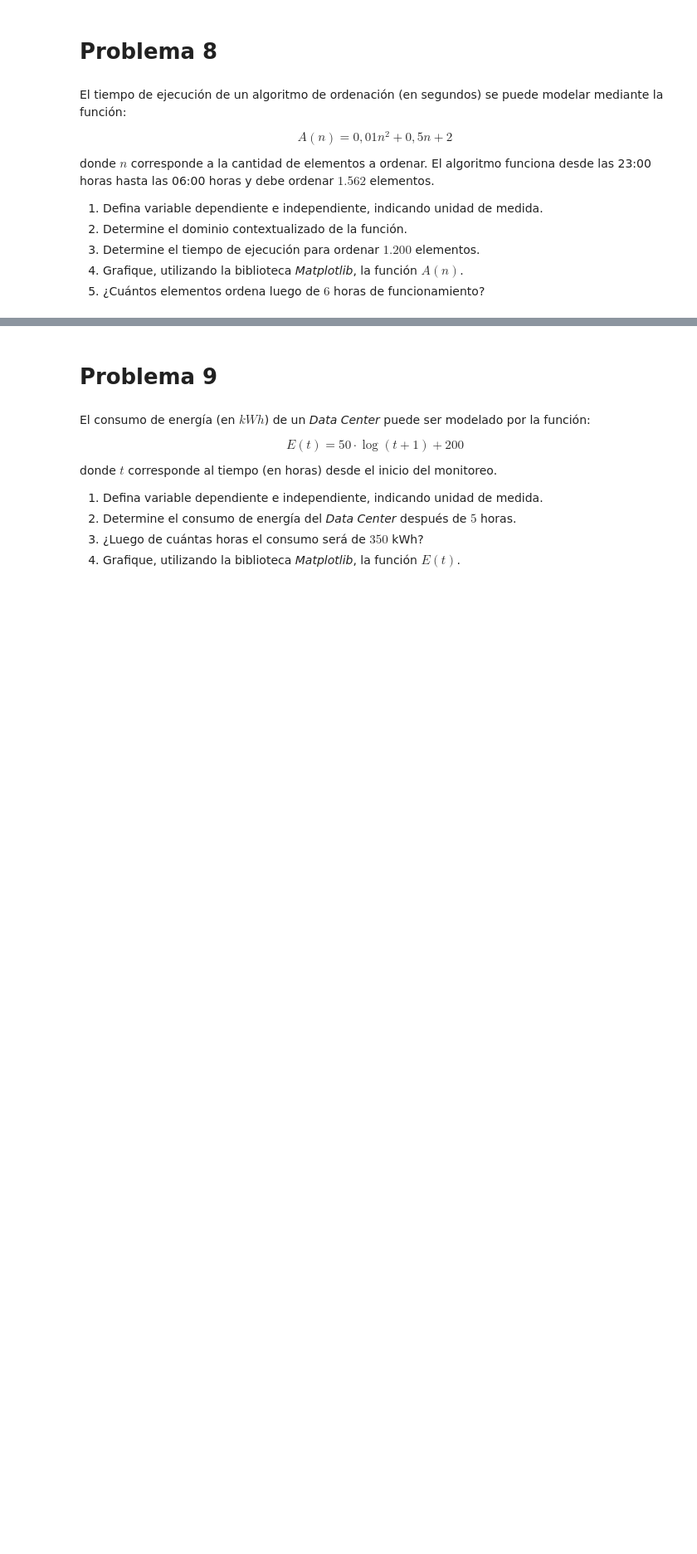
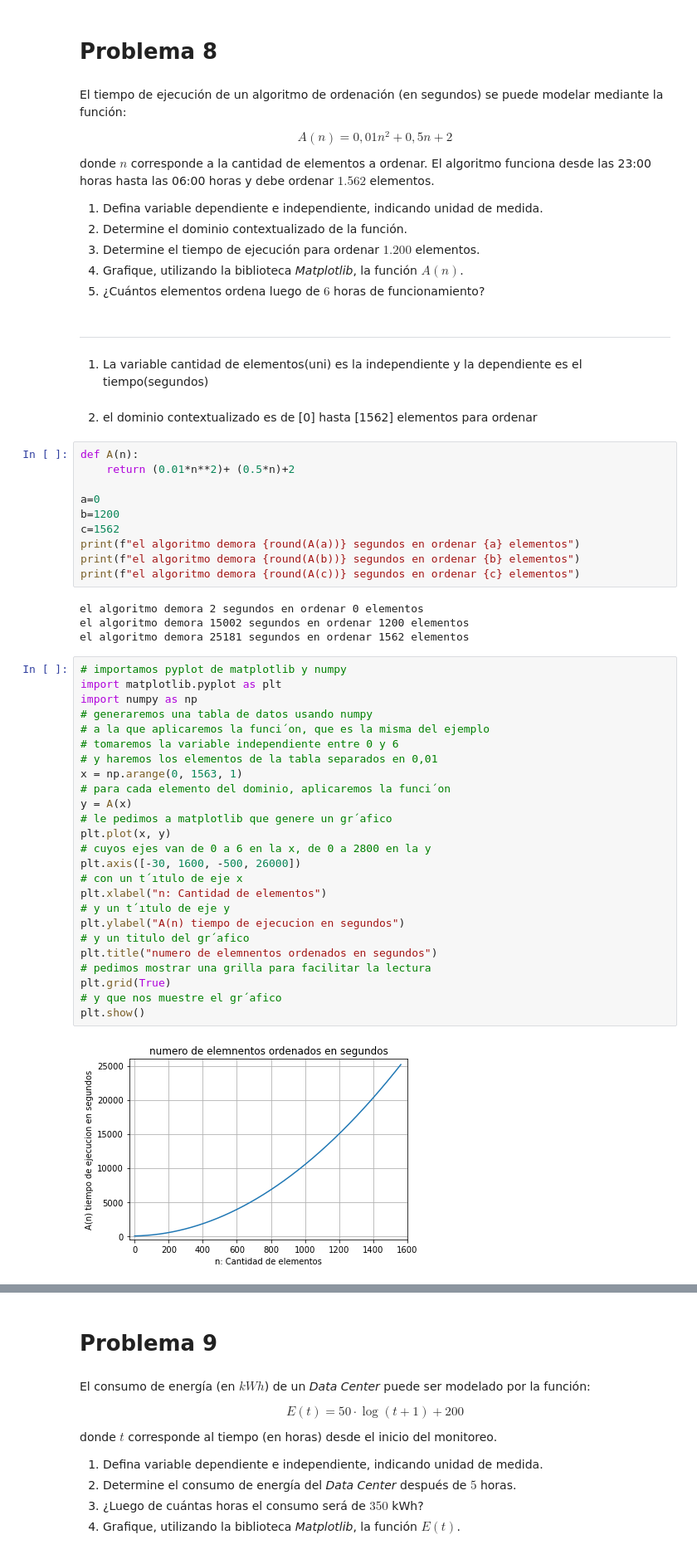
Before and after one commit to matikkkkk/PYTHOOON, a Jupyter notebook: matematicaApli/G1_Funciones.ipynb, the cells around one changed output, grey strips where cells are left out. Shown at 83% size. Saved outputs shown, nothing was run; the diff lists cells and outputs as text; blank space fills up the shorter version.

```diff
--- a/matematicaApli/G1_Funciones.ipynb
+++ b/matematicaApli/G1_Funciones.ipynb
@@ -317,3 +317,49 @@ donde $n$ corresponde a la cantidad de elementos a ordenar. El algoritmo funcion
 3. Determine el tiempo de ejecución para ordenar $1.200$ elementos.
 4. Grafique, utilizando la biblioteca *Matplotlib*, la función $A(n)$.
 5. ¿Cuántos elementos ordena luego de $6$ horas de funcionamiento?
+# %% [markdown]
+----
+1. La variable cantidad de elementos(uni) es la independiente y la dependiente es el tiempo(segundos)
+# %% [markdown]
+2. el dominio contextualizado es de [0] hasta [1562] elementos para ordenar
+# %%
+def A(n):
+    return (0.01*n**2)+ (0.5*n)+2
+
+a=0
+b=1200
+c=1562
+print(f"el algoritmo demora {round(A(a))} segundos en ordenar {a} elementos")
+print(f"el algoritmo demora {round(A(b))} segundos en ordenar {b} elementos")
+print(f"el algoritmo demora {round(A(c))} segundos en ordenar {c} elementos")
+# %% [output]
+el algoritmo demora 2 segundos en ordenar 0 elementos
+el algoritmo demora 15002 segundos en ordenar 1200 elementos
+el algoritmo demora 25181 segundos en ordenar 1562 elementos
+# %%
+# importamos pyplot de matplotlib y numpy
+import matplotlib.pyplot as plt
+import numpy as np
+# generaremos una tabla de datos usando numpy
+# a la que aplicaremos la funci´on, que es la misma del ejemplo
+# tomaremos la variable independiente entre 0 y 6
+# y haremos los elementos de la tabla separados en 0,01
+x = np.arange(0, 1563, 1)
+# para cada elemento del dominio, aplicaremos la funci´on
+y = A(x)
+# le pedimos a matplotlib que genere un gr´afico
+plt.plot(x, y)
+# cuyos ejes van de 0 a 6 en la x, de 0 a 2800 en la y
+plt.axis([-30, 1600, -500, 26000])
+# con un t´ıtulo de eje x
+plt.xlabel("n: Cantidad de elementos")
+# y un t´ıtulo de eje y
+plt.ylabel("A(n) tiempo de ejecucion en segundos")
+# y un titulo del gr´afico
+plt.title("numero de elemnentos ordenados en segundos")
+# pedimos mostrar una grilla para facilitar la lectura
+plt.grid(True)
+# y que nos muestre el gr´afico
+plt.show()
+# %% [output]
+[figure, added]
```
Also changed, not shown: parts of 1 cell of this notebook.
